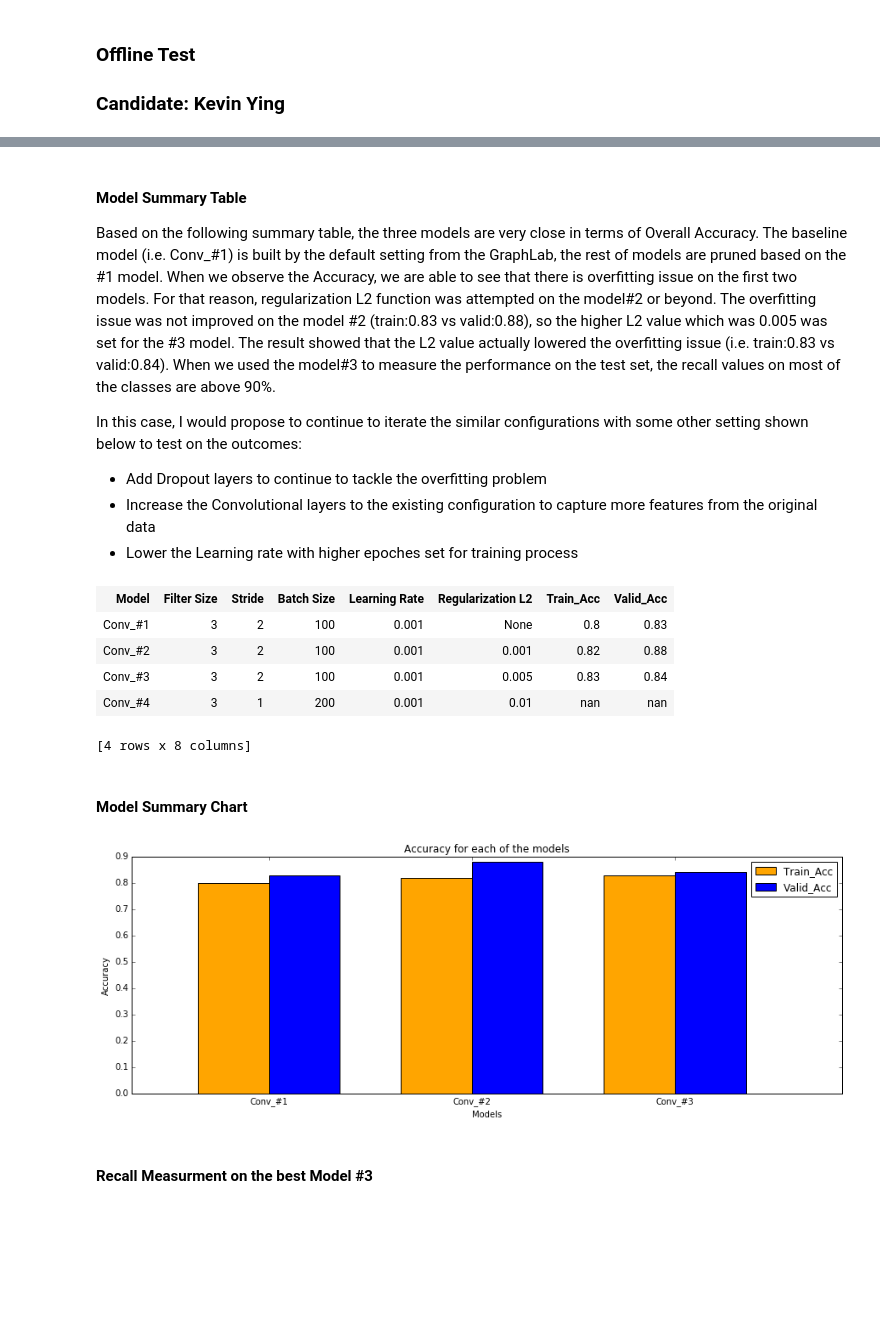
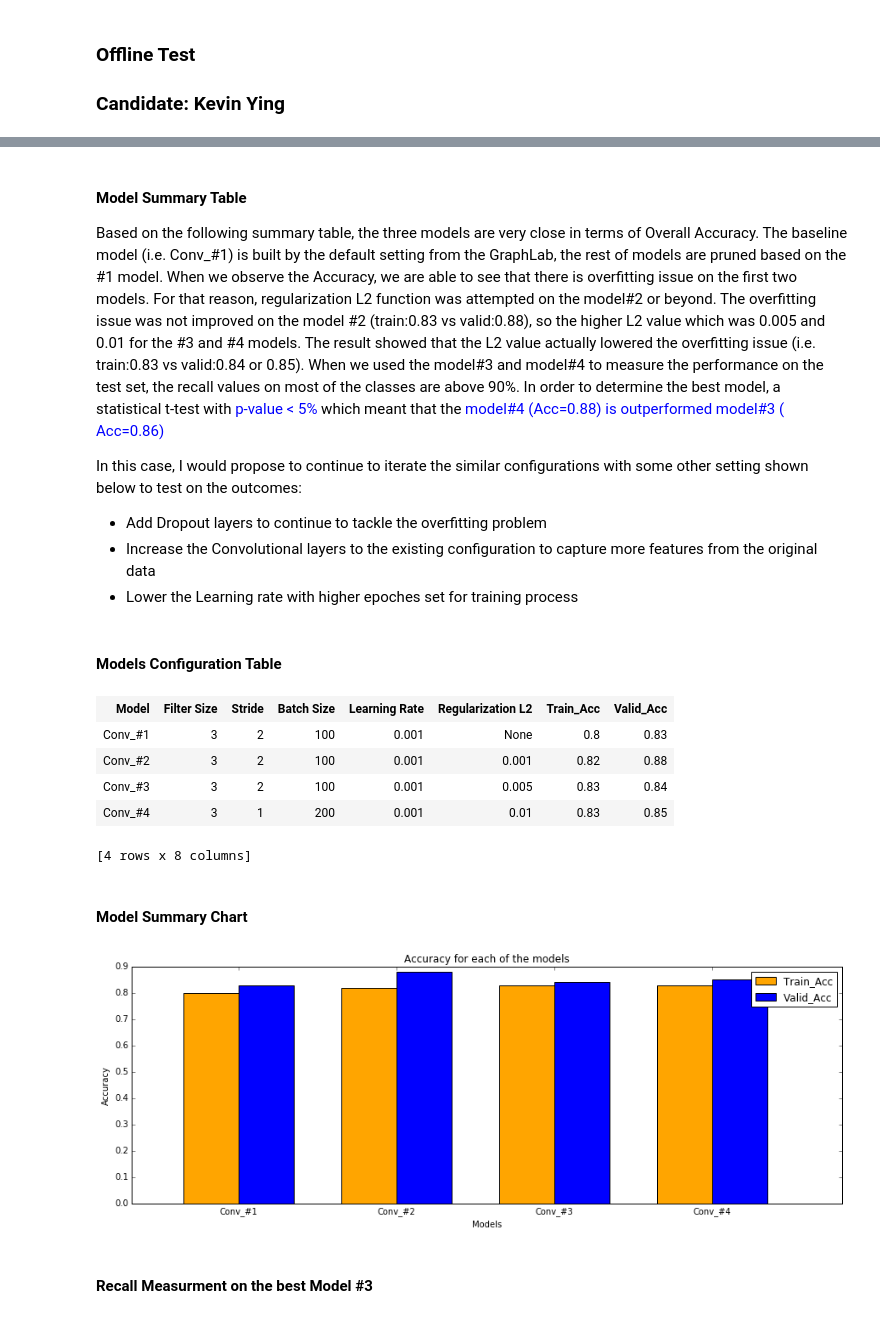
Before and after one commit to kyloop/turi, a Jupyter notebook: m1.ipynb, the cells around one changed output, grey strips where cells are left out. Drawn from its saved outputs; the diff is of its cells as text; code cells hidden in the pictures; blank space fills up the shorter version.

```diff
--- a/m1.ipynb
+++ b/m1.ipynb
@@ -19,13 +40,15 @@
 # %% [markdown]
 #### Model Summary Table
 
-Based on the following summary table, the three models are very close in terms of Overall Accuracy. The baseline model (i.e. Conv_#1) is built by the default setting from the GraphLab, the rest of models are pruned based on the #1 model. When we observe the Accuracy, we are able to see that there is overfitting issue on the first two models. For that reason, regularization L2 function was attempted on the model#2 or beyond. The overfitting issue was not improved on the model #2 (train:0.83 vs valid:0.88), so the higher L2 value which was 0.005 was set for the #3 model. The result showed that the L2 value actually lowered the overfitting issue (i.e. train:0.83 vs valid:0.84). When we used the model#3 to measure the performance on the test set, the recall values on most of the classes are above 90%.
+Based on the following summary table, the three models are very close in terms of Overall Accuracy. The baseline model (i.e. Conv_#1) is built by the default setting from the GraphLab, the rest of models are pruned based on the #1 model. When we observe the Accuracy, we are able to see that there is overfitting issue on the first two models. For that reason, regularization L2 function was attempted on the model#2 or beyond. The overfitting issue was not improved on the model #2 (train:0.83 vs valid:0.88), so the higher L2 value which was 0.005 and 0.01 for the #3 and #4 models. The result showed that the L2 value actually lowered the overfitting issue (i.e. train:0.83 vs valid:0.84 or 0.85). When we used the model#3 and model#4 to measure the performance on the test set, the recall values on most of the classes are above 90%. In order to determine the best model, a statistical t-test with <font color="blue"> p-value < 5% </font> which meant that the <font color = "blue"> model#4 (Acc=0.88) is outperformed model#3 ( Acc=0.86) </font>
 
 In this case, I would propose to continue to iterate the similar configurations with some other setting shown below to test on the outcomes:
 
 - Add Dropout layers to continue to tackle the overfitting problem
 - Increase the Convolutional layers to the existing configuration to capture more features from the original data
 - Lower the Learning rate with higher epoches set for training process
+# %% [markdown]
+#### Models Configuration Table
 # %%
 sf=gl.SFrame({ "Model": ["Conv_#1","Conv_#2","Conv_#3", "Conv_#4"],
               "Filter Size": [3,3,3,3],
@@ -33,41 +56,41 @@ sf=gl.SFrame({ "Model": ["Conv_#1","Conv_#2","Conv_#3", "Conv_#4"],
               "Learning Rate": [0.001,0.001,0.001, 0.001],
               "Batch Size": [100,100,100,200],
               "Regularization L2": [None, 0.001,0.005, 0.01],
-              "Train_Acc": [0.8, 0.82, 0.83, np.nan ],
-              "Valid_Acc": [0.83, 0.88, 0.84, np.nan]})
+              "Train_Acc": [0.8, 0.82, 0.83, 0.83 ],
+              "Valid_Acc": [0.83, 0.88, 0.84, 0.85]})
 sf["Model","Filter Size" ,"Stride","Batch Size", "Learning Rate", "Regularization L2", "Train_Acc" , "Valid_Acc"]
 # %% [output]
 | Model | Filter Size | Stride | Batch Size | Learning Rate | Regularization L2 | Train_Acc | Valid_Acc |
 | Conv_#1 | 3 | 2 | 100 | 0.001 | None | 0.8 | 0.83 |
 | Conv_#2 | 3 | 2 | 100 | 0.001 | 0.001 | 0.82 | 0.88 |
 | Conv_#3 | 3 | 2 | 100 | 0.001 | 0.005 | 0.83 | 0.84 |
-| Conv_#4 | 3 | 1 | 200 | 0.001 | 0.01 | nan | nan |
+| Conv_#4 | 3 | 1 | 200 | 0.001 | 0.01 | 0.83 | 0.85 |
 [4 rows x 8 columns]
 # %% [markdown]
 #### Model Summary Chart
 # %%
-labels = ["Conv_#1", "Conv_#2", "Conv_#3"]
-train_Acc = [0.8,0.82,0.83]
-test_Acc = [0.83, 0.88,0.84]
+labels = ["Conv_#1", "Conv_#2", "Conv_#3", "Conv_#4"]
+train_Acc = [0.8,0.82,0.83, 0.83]
+test_Acc = [0.83, 0.88,0.84, 0.85]
 
 x=np.arange(len(labels))
 width = 0.35
 
 fig, ax = plt.subplots(figsize=(15,5))
 
 train_rect = ax.bar(x-width/2, train_Acc, width, label="Train_Acc", color="orange")
 test_rect = ax.bar(x+width/2, test_Acc, width, label="Valid_Acc")
 
 ax.set_ylabel("Accuracy")
 ax.set_xlabel("Models")
 ax.set_xticks(x+width/2)
 ax.set_xticklabels(labels)
 ax.set_title("Accuracy for each of the models")
 ax.legend()
 
 plt.show()
 # %% [output]
-[figure, old version]
+[figure, new version]
 # %% [markdown]
 #### Recall Measurment on the best Model #3
 # %%
```
Also changed, not shown: parts of 28 cells of this notebook.
